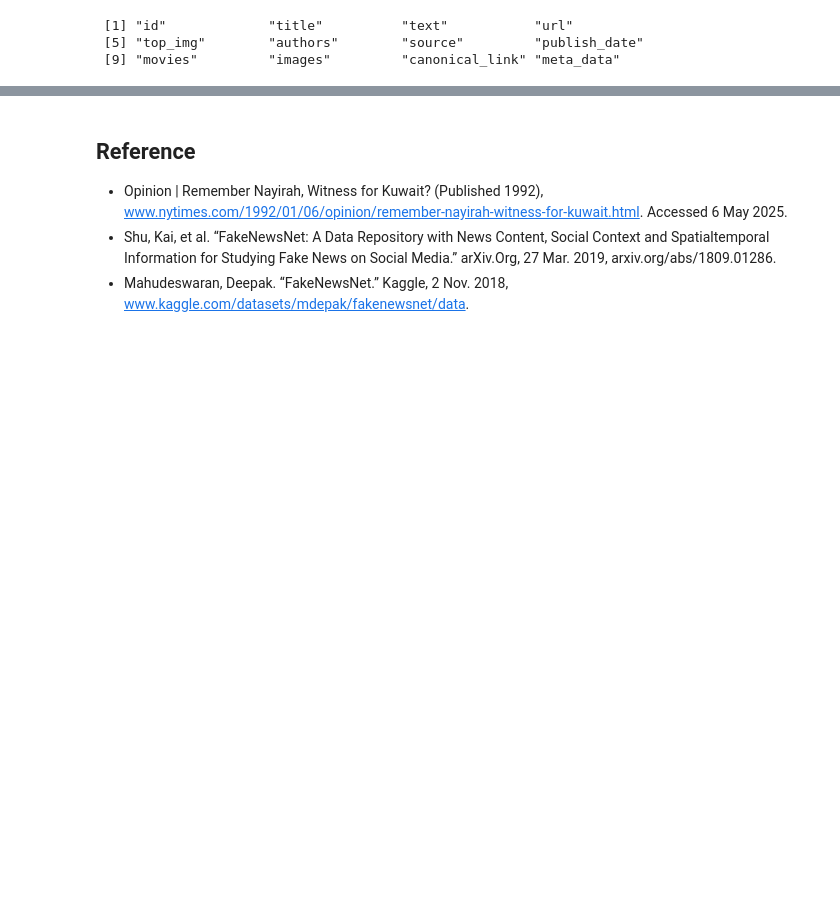
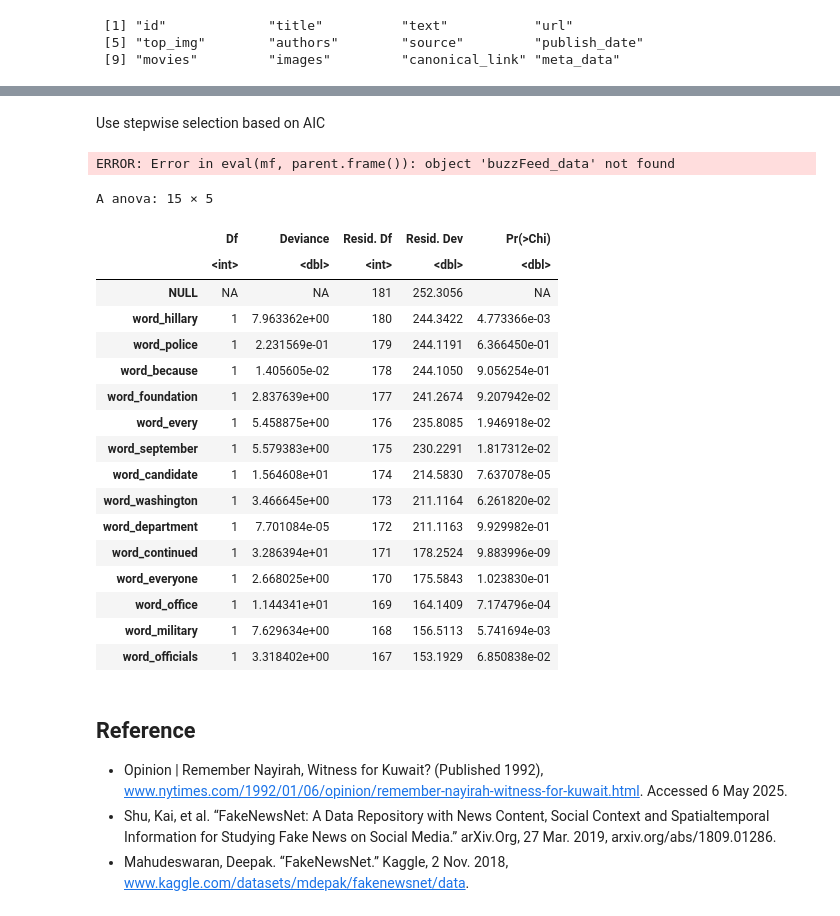
Before and after one commit to Wook22/Fake_News_Classification, a Jupyter notebook: Fake_News_Analysis.ipynb, the cells around one changed output, grey strips where cells are left out. Cells and saved outputs as stored; diff of their text form; code cells hidden in the pictures; blank space fills up the shorter version.

```diff
--- a/Fake_News_Analysis.ipynb
+++ b/Fake_News_Analysis.ipynb
@@ -108,0 +267,41 @@ A data.frame: 6 × 26
+# %% [markdown]
+Use stepwise selection based on AIC
+# %%
+# Variable Selection (Best Subset)
+model_full <- glm(real_fake ~ ., data = buzzFeed_data, family = binomial)
+
+# Perform stepwise selection silently
+suppressMessages({
+  model_best <- step(model_full, direction = "both", trace = 0)
+})
+
+summary(model_best)
+# %% [output]
+ERROR: Error in eval(mf, parent.frame()): object 'buzzFeed_data' not found
+# %%
+# Likelihood ratio test
+anova(model_best, test = "Chisq")
+
+# # Hosmer-Lemeshow goodness of fit
+# install.packages("ResourceSelection")
+# library(ResourceSelection)
+# hoslem.test(df$real_fake, fitted(model_best))
+# %% [output]
+A anova: 15 × 5
+|  | Df | Deviance | Resid. Df | Resid. Dev | Pr(>Chi) |
+|  | <int> | <dbl> | <int> | <dbl> | <dbl> |
+| NULL | NA | NA | 181 | 252.3056 | NA |
+| word_hillary | 1 | 7.963362e+00 | 180 | 244.3422 | 4.773366e-03 |
+| word_police | 1 | 2.231569e-01 | 179 | 244.1191 | 6.366450e-01 |
+| word_because | 1 | 1.405605e-02 | 178 | 244.1050 | 9.056254e-01 |
+| word_foundation | 1 | 2.837639e+00 | 177 | 241.2674 | 9.207942e-02 |
+| word_every | 1 | 5.458875e+00 | 176 | 235.8085 | 1.946918e-02 |
+| word_september | 1 | 5.579383e+00 | 175 | 230.2291 | 1.817312e-02 |
+| word_candidate | 1 | 1.564608e+01 | 174 | 214.5830 | 7.637078e-05 |
+| word_washington | 1 | 3.466645e+00 | 173 | 211.1164 | 6.261820e-02 |
+| word_department | 1 | 7.701084e-05 | 172 | 211.1163 | 9.929982e-01 |
+| word_continued | 1 | 3.286394e+01 | 171 | 178.2524 | 9.883996e-09 |
+| word_everyone | 1 | 2.668025e+00 | 170 | 175.5843 | 1.023830e-01 |
+| word_office | 1 | 1.144341e+01 | 169 | 164.1409 | 7.174796e-04 |
+| word_military | 1 | 7.629634e+00 | 168 | 156.5113 | 5.741694e-03 |
+| word_officials | 1 | 3.318402e+00 | 167 | 153.1929 | 6.850838e-02 |
```
Also changed, not shown: parts of 13 cells of this notebook.
